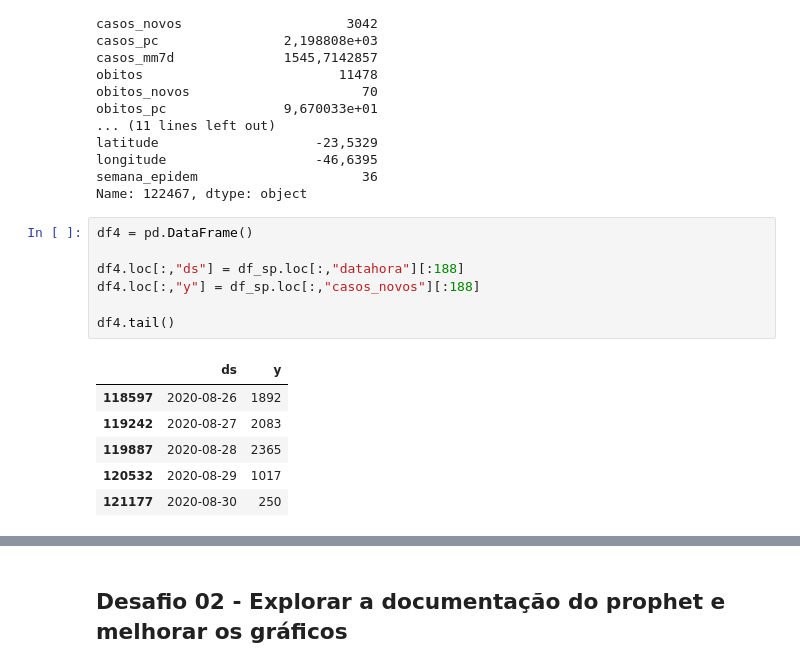
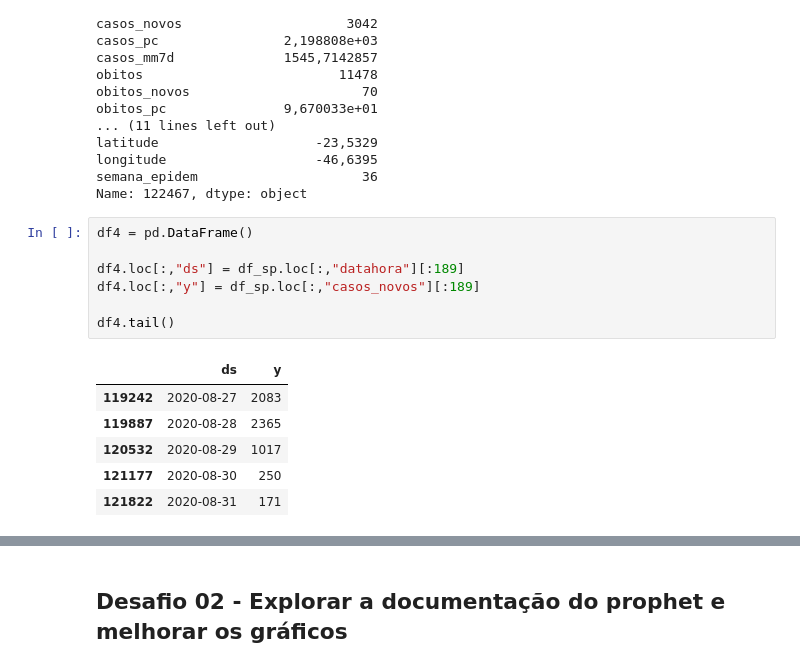
Before and after one commit to RPGraciotti/BootCampAlura, a Jupyter notebook: Modulo_3/Aula_2_primeiras_previsoes.ipynb, the cells around one changed output, grey strips where cells are left out. Drawn from its saved outputs; the diff is of its cells as text.

```diff
--- a/Modulo_3/Aula_2_primeiras_previsoes.ipynb
+++ b/Modulo_3/Aula_2_primeiras_previsoes.ipynb
@@ -261,14 +262,14 @@ Name: 122467, dtype: object
 # %%
 df4 = pd.DataFrame()
 
-df4.loc[:,"ds"] = df_sp.loc[:,"datahora"][:188]
-df4.loc[:,"y"] = df_sp.loc[:,"casos_novos"][:188]
+df4.loc[:,"ds"] = df_sp.loc[:,"datahora"][:189]
+df4.loc[:,"y"] = df_sp.loc[:,"casos_novos"][:189]
 
 df4.tail()
 # %% [output]
 |  | ds | y |
-| 118597 | 2020-08-26 | 1892 |
 | 119242 | 2020-08-27 | 2083 |
 | 119887 | 2020-08-28 | 2365 |
 | 120532 | 2020-08-29 | 1017 |
 | 121177 | 2020-08-30 | 250 |
+| 121822 | 2020-08-31 | 171 |
```
Also changed, not shown: parts of 21 cells of this notebook.
